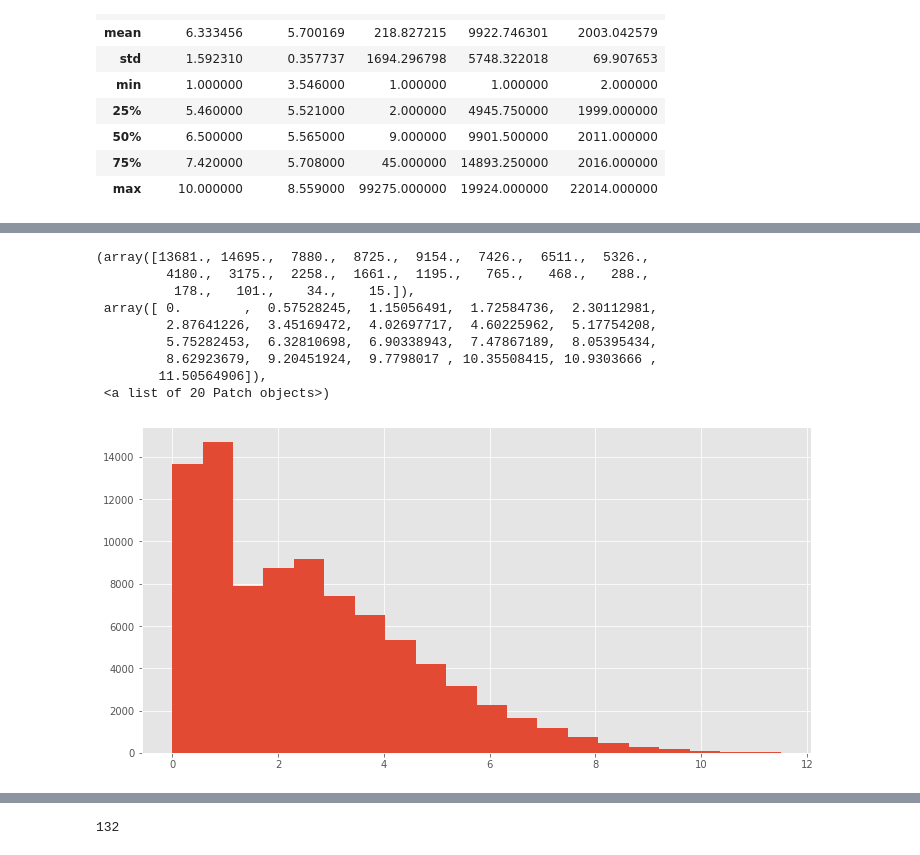
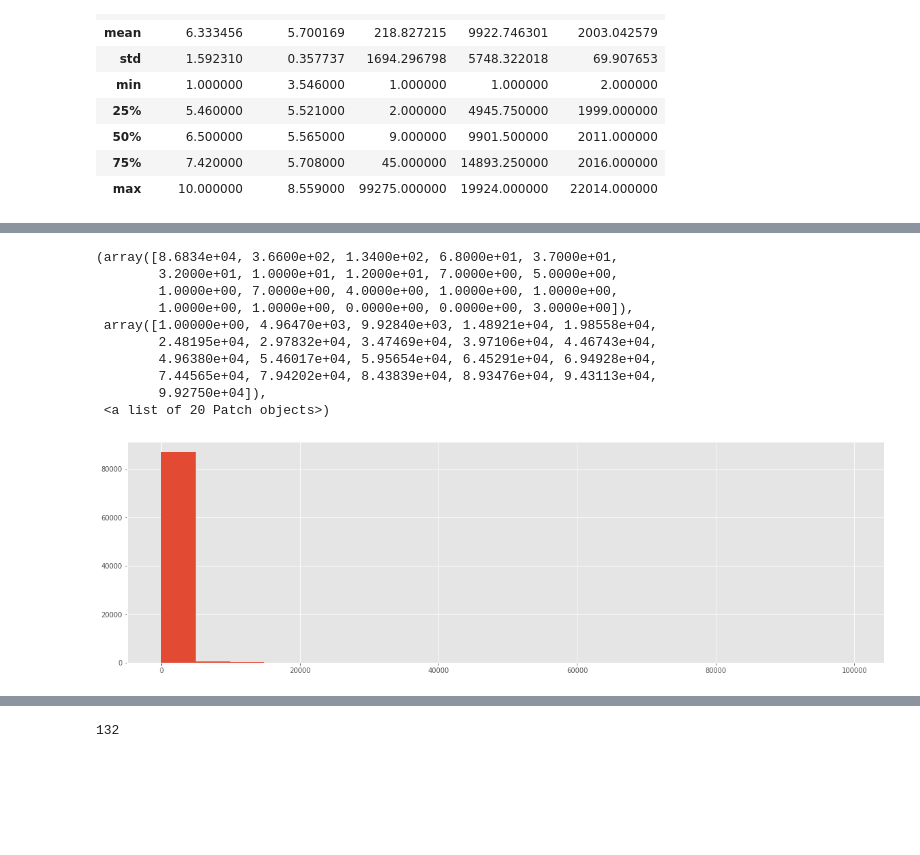
Before and after one commit to viviannc23/boardgame, a Jupyter notebook: boardgame_exploration.ipynb, the cells around one changed output, grey strips where cells are left out. Saved outputs shown, nothing was run; the diff lists cells and outputs as text; code cells hidden in the pictures; blank space fills up the shorter version.

```diff
--- a/boardgame_exploration.ipynb
+++ b/boardgame_exploration.ipynb
@@ -49,0 +47,4 @@ Name: year, Length: 327, dtype: int64
+# %%
+df.sort_values('year',ascending=False)
+df1 = df.loc[df.year<2100]
+df1.shape
@@ -49,0 +53,3 @@ Name: year, Length: 327, dtype: int64
+# %%
+df1 = df1.loc[df1.year>1800]
+df1.sort_values('year').head()
@@ -104,4 +72,0 @@ df.sort_values('num_rating')
-# %%
-#df1 cleans for all games without ratings
-df1 = df.dropna(subset=['num_rating'])
-df1.sort_values('num_rating')
@@ -123,14 +73,15 @@ df1.sort_values('num_rating')
 # %%
-plt.figure(figsize=(12,6))
-plt.hist(np.log(df1.num_rating.dropna()),bins=20)
+plt.figure(figsize=(20,6))
+plt.hist(df1['num_rating'],bins=20)
 # %% [output]
-(array([13681., 14695.,  7880.,  8725.,  9154.,  7426.,  6511.,  5326.,
-         4180.,  3175.,  2258.,  1661.,  1195.,   765.,   468.,   288.,
-          178.,   101.,    34.,    15.]),
- array([ 0.        ,  0.57528245,  1.15056491,  1.72584736,  2.30112981,
-         2.87641226,  3.45169472,  4.02697717,  4.60225962,  5.17754208,
-         5.75282453,  6.32810698,  6.90338943,  7.47867189,  8.05395434,
-         8.62923679,  9.20451924,  9.7798017 , 10.35508415, 10.9303666 ,
-        11.50564906]),
+(array([8.6834e+04, 3.6600e+02, 1.3400e+02, 6.8000e+01, 3.7000e+01,
+        3.2000e+01, 1.0000e+01, 1.2000e+01, 7.0000e+00, 5.0000e+00,
+        1.0000e+00, 7.0000e+00, 4.0000e+00, 1.0000e+00, 1.0000e+00,
+        1.0000e+00, 1.0000e+00, 0.0000e+00, 0.0000e+00, 3.0000e+00]),
+ array([1.00000e+00, 4.96470e+03, 9.92840e+03, 1.48921e+04, 1.98558e+04,
+        2.48195e+04, 2.97832e+04, 3.47469e+04, 3.97106e+04, 4.46743e+04,
+        4.96380e+04, 5.46017e+04, 5.95654e+04, 6.45291e+04, 6.94928e+04,
+        7.44565e+04, 7.94202e+04, 8.43839e+04, 8.93476e+04, 9.43113e+04,
+        9.92750e+04]),
  <a list of 20 Patch objects>)
-[figure, old version]
+[figure, new version]
```
Also changed, not shown: parts of 62 cells of this notebook, 4 other files.
